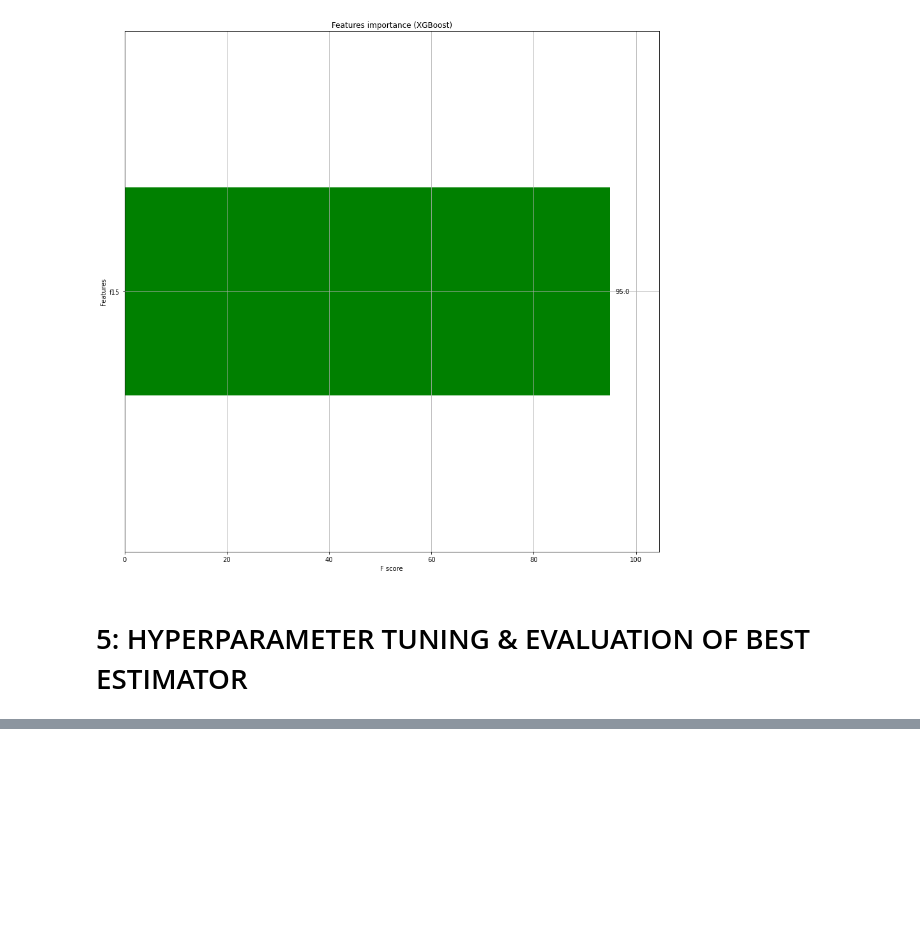
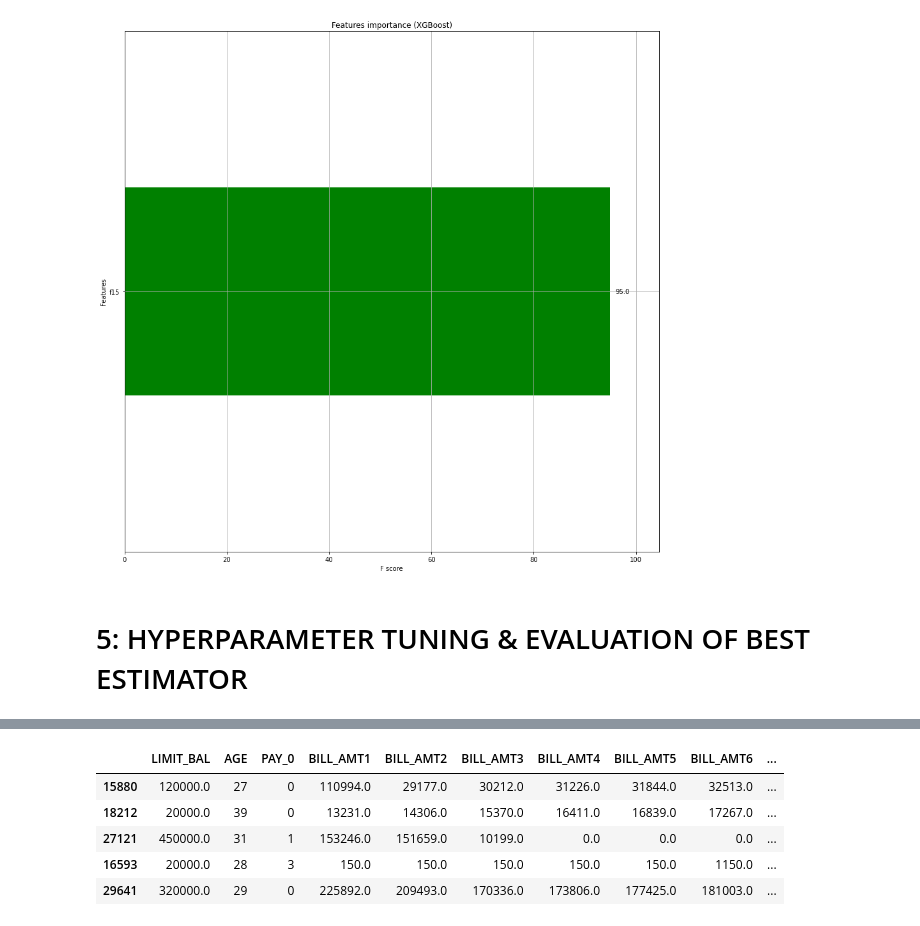
Before and after one commit to NevJay/Credit-Card-Default, a Jupyter notebook: XGBoost_task2.ipynb, the cells around one changed output, grey strips where cells are left out. Saved outputs shown, nothing was run; the diff lists cells and outputs as text; code cells hidden in the pictures; blank space fills up the shorter version.

```diff
--- a/XGBoost_task2.ipynb
+++ b/XGBoost_task2.ipynb
@@ -466,0 +533,9 @@ print("Classification Report :- \n",classification_report(y_test, pred))
+# %%
+X_valid.head()
+# %% [output]
+|  | LIMIT_BAL | AGE | PAY_0 | BILL_AMT1 | BILL_AMT2 | BILL_AMT3 | BILL_AMT4 | BILL_AMT5 | BILL_AMT6 | ... |
+| 15880 | 120000.0 | 27 | 0 | 110994.0 | 29177.0 | 30212.0 | 31226.0 | 31844.0 | 32513.0 | ... |
+| 18212 | 20000.0 | 39 | 0 | 13231.0 | 14306.0 | 15370.0 | 16411.0 | 16839.0 | 17267.0 | ... |
+| 27121 | 450000.0 | 31 | 1 | 153246.0 | 151659.0 | 10199.0 | 0.0 | 0.0 | 0.0 | ... |
+| 16593 | 20000.0 | 28 | 3 | 150.0 | 150.0 | 150.0 | 150.0 | 150.0 | 1150.0 | ... |
+| 29641 | 320000.0 | 29 | 0 | 225892.0 | 209493.0 | 170336.0 | 173806.0 | 177425.0 | 181003.0 | ... |
```
Also changed, not shown: parts of 6 cells of this notebook.
